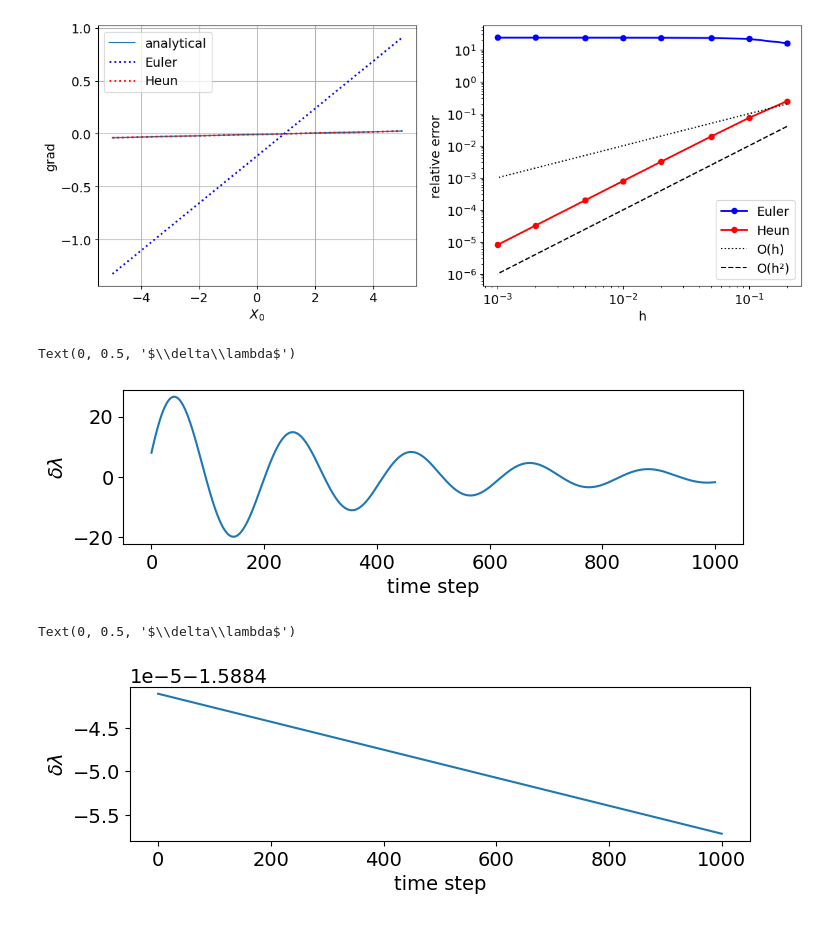
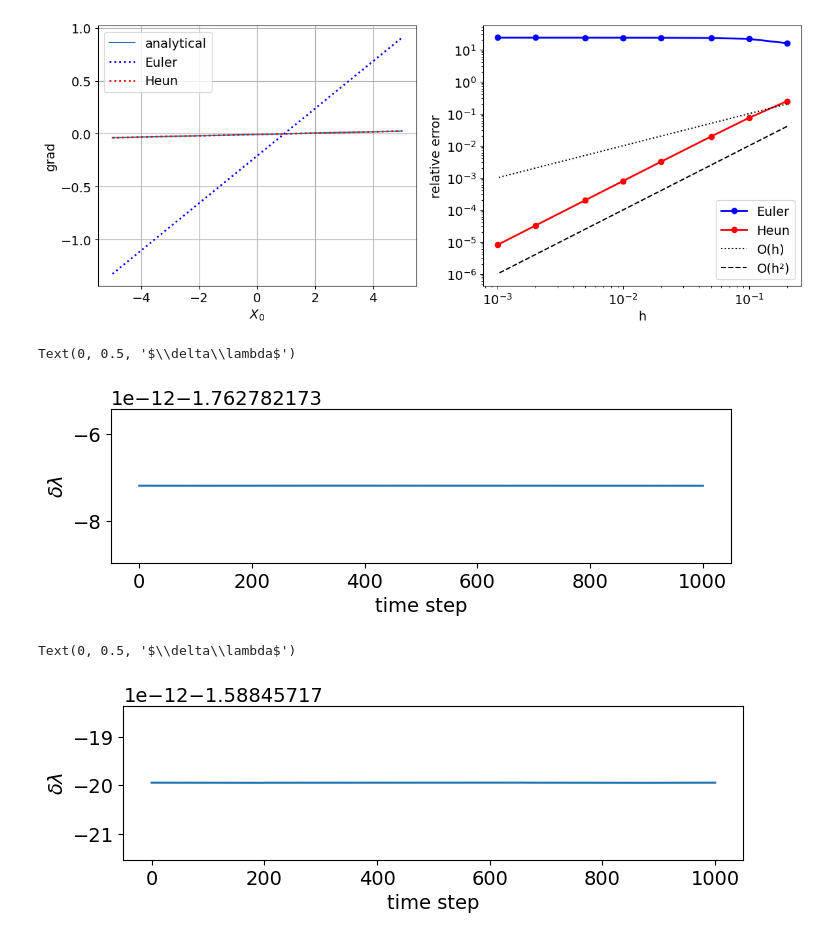
Before and after one commit to hideakiito5273/adjoint, a Jupyter notebook: notebook.ipynb, the cells around one changed output. Saved outputs shown, nothing was run; the diff lists cells and outputs as text; code cells hidden in the pictures.

```diff
--- a/notebook.ipynb
+++ b/notebook.ipynb
@@ -42,22 +42,22 @@ plt.show()
 [figure]
 # %%
 ax, fig= plt.subplots(figsize=(8,2))
-data = np.loadtxt("invariant_euler.dat")
+data = np.loadtxt("./results/invariant_euler.dat")
 plt.plot(data[:,0],data[:,1])
 plt.xlabel("time step")
 plt.ylabel("$\delta\lambda$")
 # %% [output]
 Text(0, 0.5, '$\\delta\\lambda$')
-[figure, old version]
+[figure, new version]
 # %%
 ax, fig= plt.subplots(figsize=(8,2))
-data = np.loadtxt("invariant_heun.dat")
+data = np.loadtxt("./results/invariant_heun.dat")
 plt.plot(data[:,0],data[:,1])
 plt.xlabel("time step")
 plt.ylabel("$\delta\lambda$")
 # %% [output]
 Text(0, 0.5, '$\\delta\\lambda$')
-[figure, old version]
+[figure, new version]
 # %%
 import numpy as np
 import matplotlib.pyplot as plt
```
Also changed, not shown: parts of 1 cell of this notebook, 2 other files.
